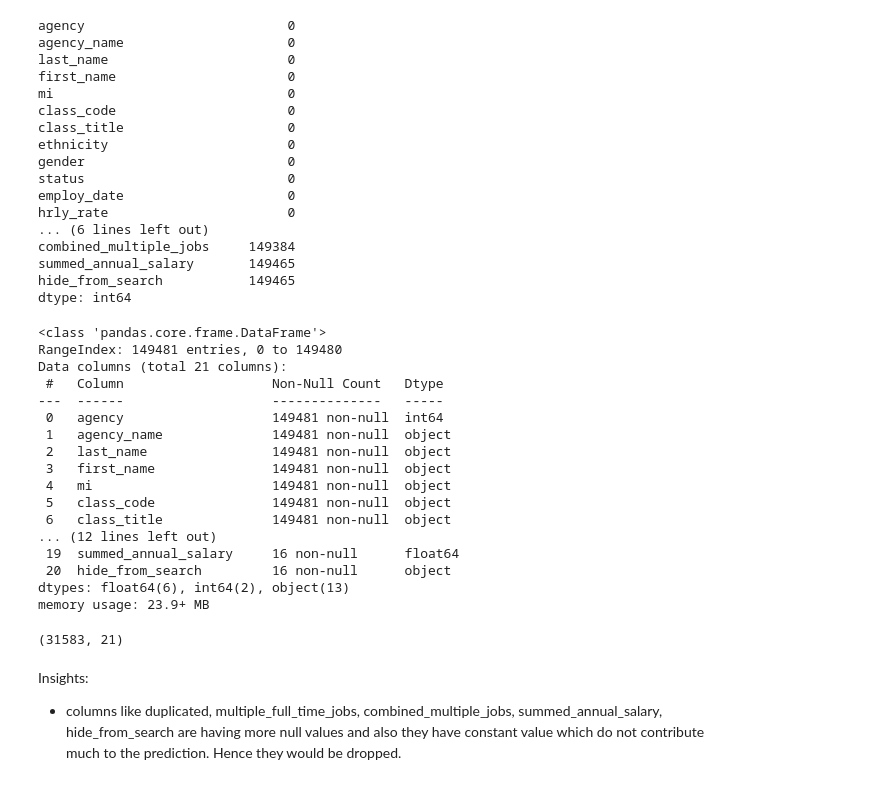
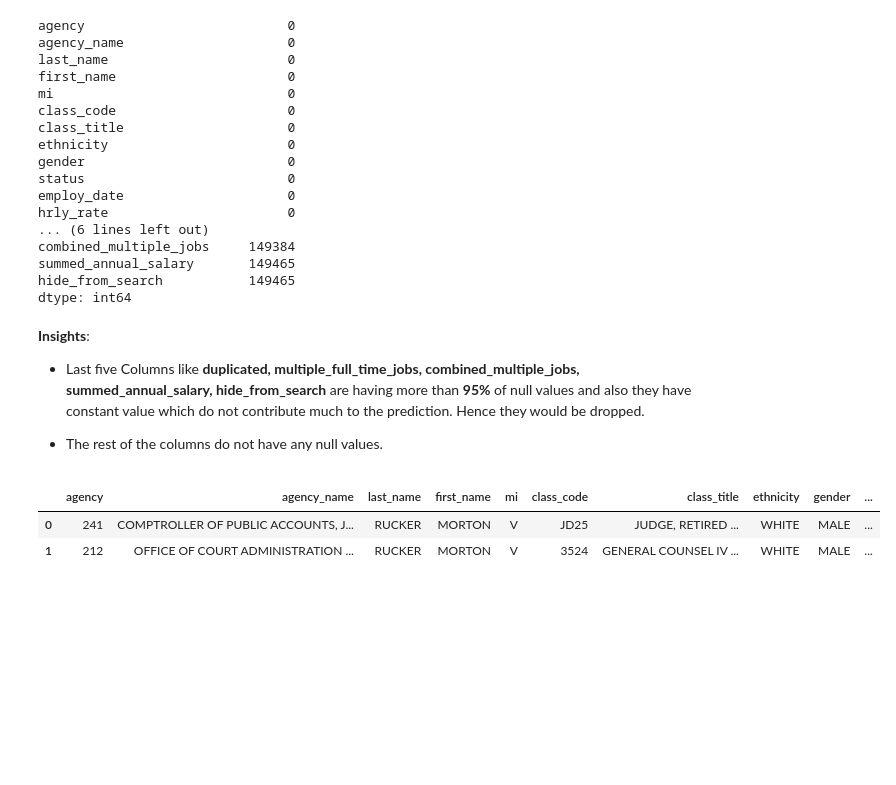
Before and after one commit to shanusaras/Capstone_Projects, a Jupyter notebook: Texas Salary Prediction/Project_02_Texas_salary_prediction.ipynb, the cells around one changed output. Saved outputs shown, nothing was run; the diff lists cells and outputs as text; code cells hidden in the pictures; blank space fills up the shorter version.

```diff
--- a/Texas Salary Prediction/Project_02_Texas_salary_prediction.ipynb
+++ b/Texas Salary Prediction/Project_02_Texas_salary_prediction.ipynb
@@ -718,31 +718,18 @@ combined_multiple_jobs     149384
 summed_annual_salary       149465
 hide_from_search           149465
 dtype: int64
-# %%
-data.info()
-# %% [output]
-<class 'pandas.core.frame.DataFrame'>
-RangeIndex: 149481 entries, 0 to 149480
-Data columns (total 21 columns):
- #   Column                   Non-Null Count   Dtype
----  ------                   --------------   -----
- 0   agency                   149481 non-null  int64
- 1   agency_name              149481 non-null  object
- 2   last_name                149481 non-null  object
- 3   first_name               149481 non-null  object
- 4   mi                       149481 non-null  object
- 5   class_code               149481 non-null  object
- 6   class_title              149481 non-null  object
-... (12 lines left out)
- 19  summed_annual_salary     16 non-null      float64
- 20  hide_from_search         16 non-null      object
-dtypes: float64(6), int64(2), object(13)
-memory usage: 23.9+ MB
-# %%
-data.shape
-# %% [output]
-(31583, 21)
 # %% [markdown]
-Insights:
-- columns like duplicated, multiple_full_time_jobs, combined_multiple_jobs, summed_annual_salary,
-hide_from_search are having more null values and also they have constant value which do not contribute much to the prediction.  Hence they would be dropped.
+**Insights**:
+- Last five Columns like **duplicated, multiple_full_time_jobs, combined_multiple_jobs, summed_annual_salary,
+hide_from_search** are having more than **95%** of null values and also they have constant value which do not contribute much to the prediction.  Hence they would be dropped.
+
+- The rest of the columns do not have any null values.
+# %%
+# dropping the last five columns with more null values
+
+data.drop(['duplicated', 'multiple_full_time_jobs', 'combined_multiple_jobs', 'summed_annual_salary', 'hide_from_search'], axis=1, inplace= True)
+data.head(2)
+# %% [output]
+|  | agency | agency_name | last_name | first_name | mi | class_code | class_title | ethnicity | gender | ... |
+| 0 | 241 | COMPTROLLER OF PUBLIC ACCOUNTS, J... | RUCKER | MORTON | V | JD25 | JUDGE, RETIRED ... | WHITE | MALE | ... |
+| 1 | 212 | OFFICE OF COURT ADMINISTRATION ... | RUCKER | MORTON | V | 3524 | GENERAL COUNSEL IV ... | WHITE | MALE | ... |
```
Also changed, not shown: parts of 5 cells of this notebook.
